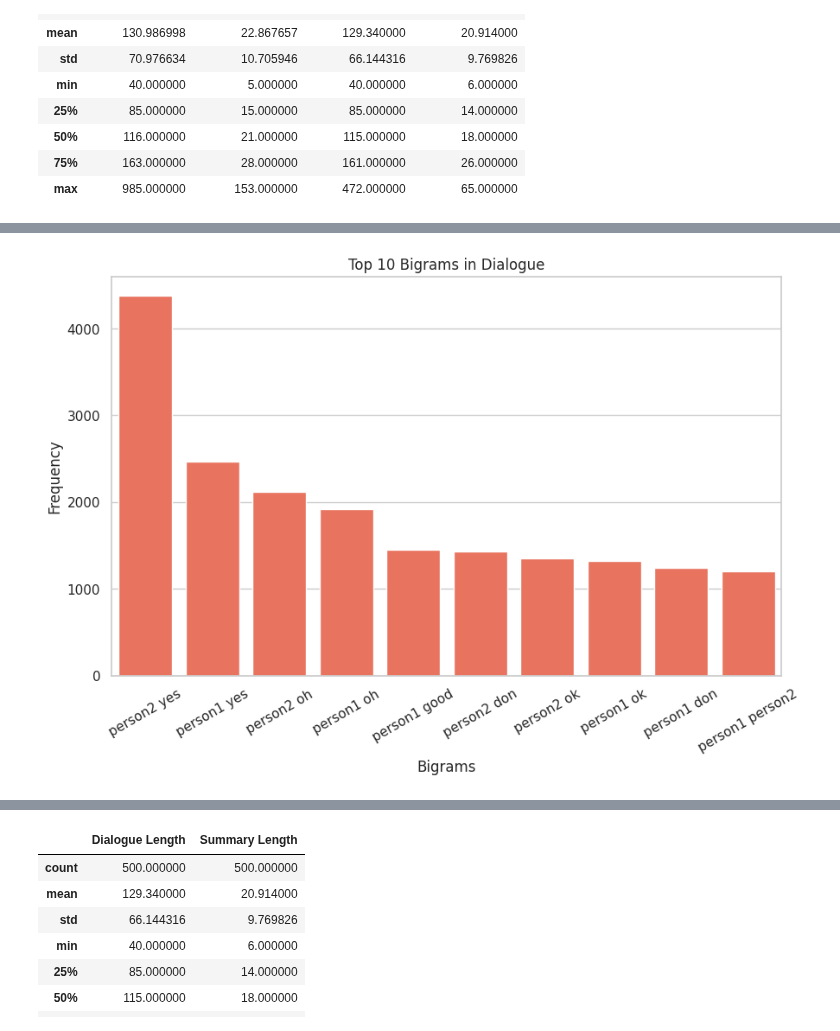
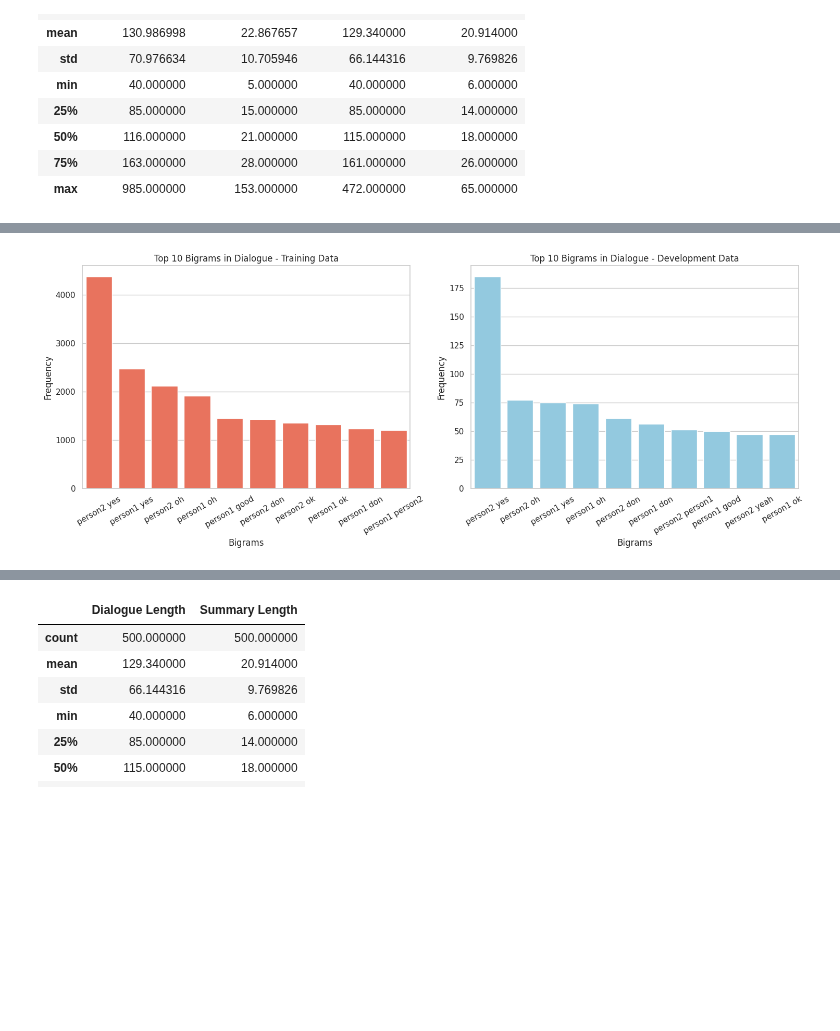
Before and after one commit to dipankarsrirag/Dialogue-Summarisation, a Jupyter notebook: notebooks/Report.ipynb, the cells around one changed output, grey strips where cells are left out. Cells and saved outputs as stored; diff of their text form; code cells hidden in the pictures; blank space fills up the shorter version.

```diff
--- a/notebooks/Report.ipynb
+++ b/notebooks/Report.ipynb
@@ -180,22 +251,43 @@ plt.show()
 # %%
+#@title Most Common Bi-grams
+
 def get_top_ngrams(corpus, n=None, ngram=2):
     vec = CountVectorizer(ngram_range=(ngram, ngram), stop_words='english').fit(corpus)
     bag_of_words = vec.transform(corpus)
     sum_words = bag_of_words.sum(axis=0)
     words_freq = [(word, sum_words[0, idx]) for word, idx in vec.vocabulary_.items()]
-    words_freq =sorted(words_freq, key = lambda x: x[1], reverse=True)
+    words_freq = sorted(words_freq, key = lambda x: x[1], reverse=True)
     return words_freq[:n]
 
-top_bigrams = get_top_ngrams(train_df['dialogue'], n=10, ngram=2)
+# Get top bigrams for training data
+top_bigrams_train = get_top_ngrams(train_df['dialogue'], n=10, ngram=2)
+bigrams_train, bigram_freqs_train = zip(*top_bigrams_train)
 
-bigrams, bigram_freqs = zip(*top_bigrams)
+# Get top bigrams for development data
+top_bigrams_dev = get_top_ngrams(dev_df['dialogue'], n=10, ngram=2)
+bigrams_dev, bigram_freqs_dev = zip(*top_bigrams_dev)
 
-plt.figure(figsize=(10, 6))
-sns.barplot(x = list(bigrams), y = list(bigram_freqs), color = 'tomato')
-plt.title('Top 10 Bigrams in Dialogue')
+# Plotting
+sns.set(style="whitegrid", palette="pastel")
+plt.figure(figsize=(15, 6))
+
+# Subplot for Training Data
+plt.subplot(1, 2, 1)
+sns.barplot(x=list(bigrams_train), y=list(bigram_freqs_train), color="tomato")
+plt.title('Top 10 Bigrams in Dialogue - Training Data')
 plt.xlabel('Bigrams')
 plt.ylabel('Frequency')
 plt.xticks(rotation=30)
+
+# Subplot for Development Data
+plt.subplot(1, 2, 2)
+sns.barplot(x=list(bigrams_dev), y=list(bigram_freqs_dev), color="skyblue")
+plt.title('Top 10 Bigrams in Dialogue - Development Data')
+plt.xlabel('Bigrams')
+plt.ylabel('Frequency')
+plt.xticks(rotation=30)
+
+plt.tight_layout()
 plt.show()
 # %% [output]
-[figure, old version]
+[figure, new version]
```
Also changed, not shown: parts of 6 cells of this notebook.
